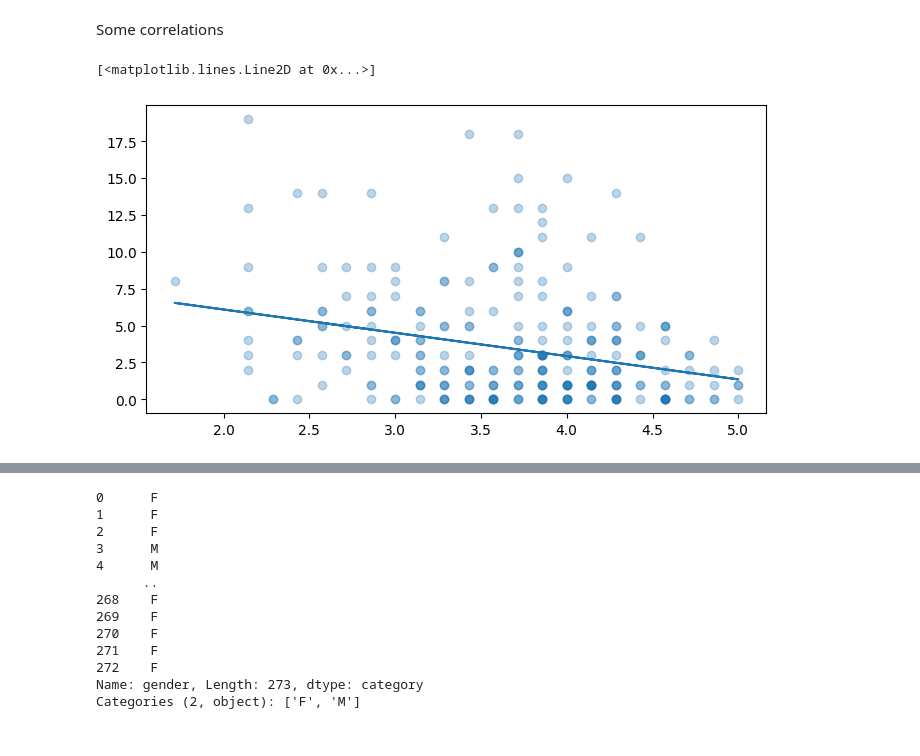
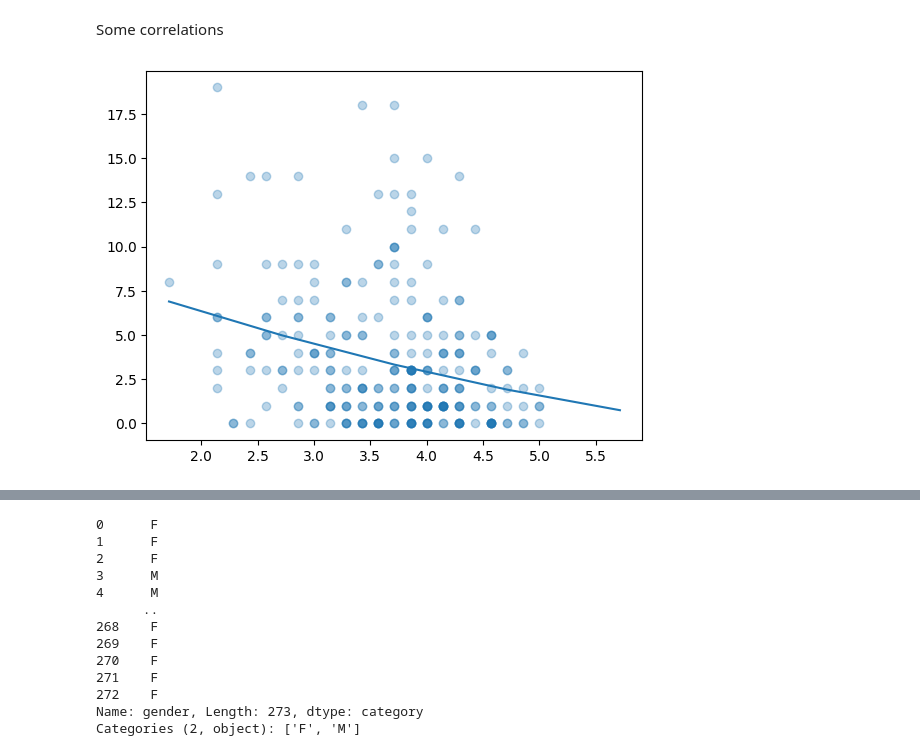
Before and after one commit to Mkranj/ML_predicting_anxiety, a Jupyter notebook: predicting_anxiety.ipynb, the cells around one changed output, grey strips where cells are left out. Drawn from its saved outputs; the diff is of its cells as text; code cells hidden in the pictures.

Commit message:
plot_scatter for poly 2

```diff
--- a/predicting_anxiety.ipynb
+++ b/predicting_anxiety.ipynb
@@ -68,9 +68,9 @@ Some correlations
 # Function to show a scatterplot with a fit line to better indicate correlations
 def scatter_bestfit(x, y):
     # Find line of best fit
-    a, b = np.polyfit(x,
+    a, b, c = np.polyfit(x,
         y,
-        1)
+        2)
 
     mtplot.scatter(
         x,
@@ -78,18 +78,22 @@ def scatter_bestfit(x, y):
         alpha = 0.3
     )
 
-    output = mtplot.plot(x,
-                    a * x + b)
+    # The x - axis for the polynomial should not have repeated values
+    x_range = np.arange(min(x), max(x) + 1)
 
-    return(output)
+    poly_y = (a * (x_range ** 2)) + (b * x_range) + c
+
+    mtplot.plot(x_range,
+                poly_y)
+
+    return(None)
 # %%
 scatter_bestfit(
-    anx_data.SFPQ_W,
-    anx_data.DASS_A
+    anx_data["SFPQ_W"],
+    anx_data["DASS_A"]
 )
 # %% [output]
-[<matplotlib.lines.Line2D at 0x...>]
-[figure, old version]
+[figure, new version]
 # %%
 # https://stackoverflow.com/questions/19064772/visualization-of-scatter-plots-with-overlapping-points-in-matplotlib
 # Heat-map like
```
Also changed, not shown: parts of 16 cells of this notebook.
